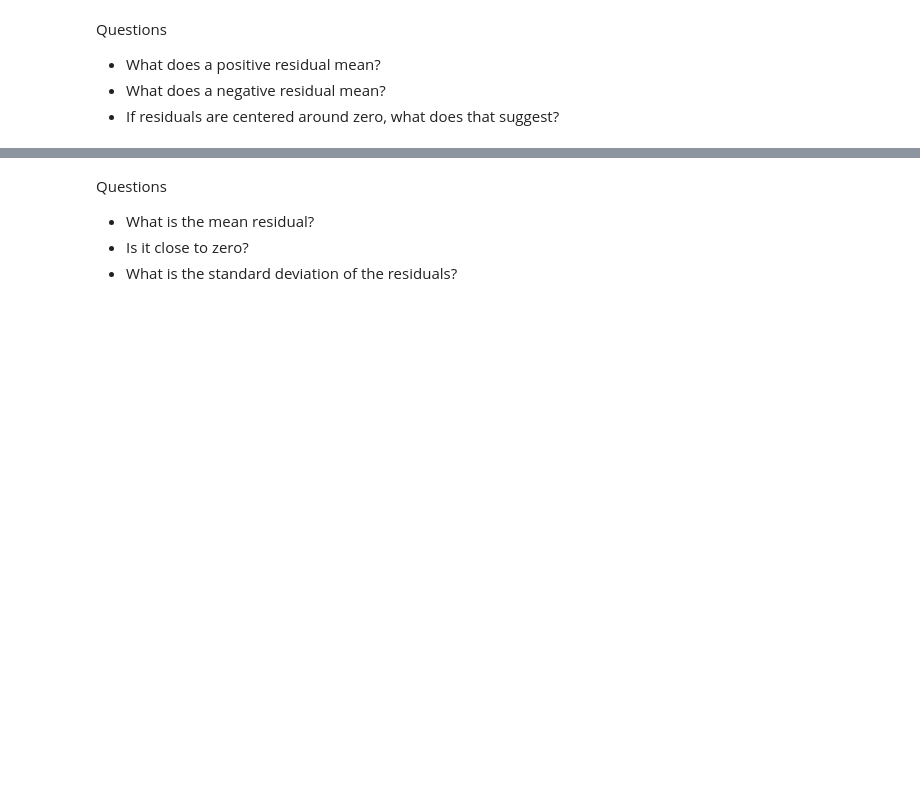
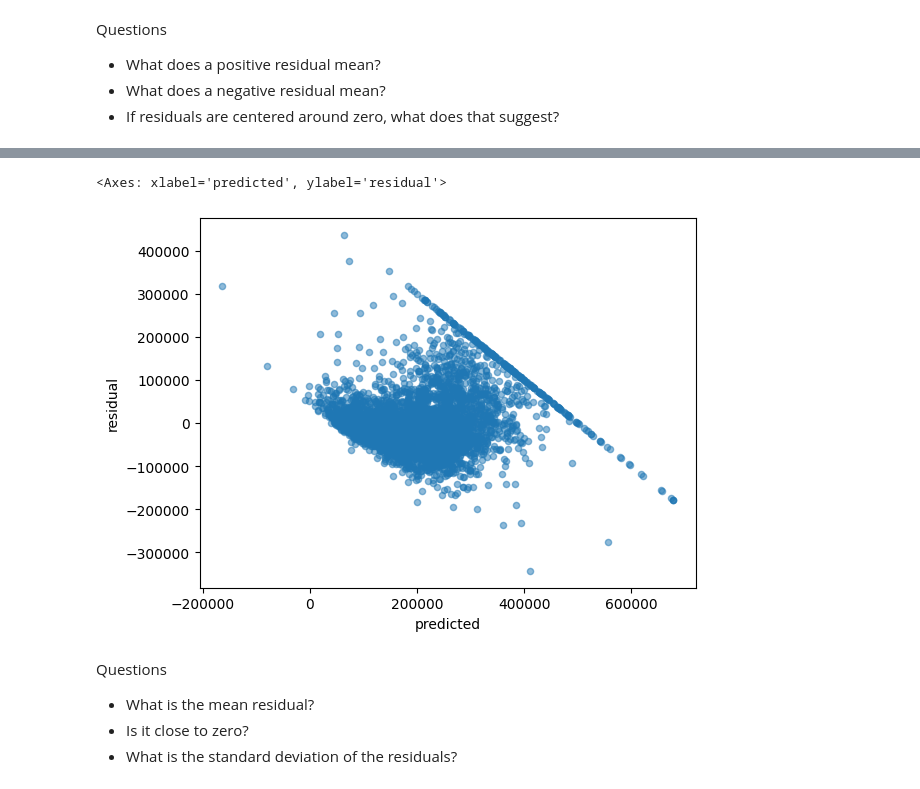
Before and after one commit to ValeriiaLoboda/project, a Jupyter notebook: 5-housing-exercise-empty.ipynb, the cells around one changed output, grey strips where cells are left out. Cells and saved outputs as stored; diff of their text form; code cells hidden in the pictures; blank space fills up the shorter version.

```diff
--- a/5-housing-exercise-empty.ipynb
+++ b/5-housing-exercise-empty.ipynb
@@ -378,3 +437,17 @@ Questions
 - What does a positive residual mean?
 - What does a negative residual mean?
 - If residuals are centered around zero, what does that suggest?
+# %%
+from sklearn.linear_model import LinearRegression
+
+lin_reg = LinearRegression()
+lin_reg.fit(X_train_prepared, y_train)
+y_pred = lin_reg.predict(X_test_prepared)
+
+results_df = pd.DataFrame({
+    'true': y_test,
+    'predicted': y_pred,
+    'residual': y_test - y_pred
+})
+
+results_df["residual"].describe()
@@ -383,3 +480,8 @@ results_df["residual"].describe()
+# %%
+results_df.plot(kind="scatter", x="predicted", y="residual", alpha=0.5)
+# %% [output]
+<Axes: xlabel='predicted', ylabel='residual'>
+[figure, added]
 # %% [markdown]
 Questions
 
```
Also changed, not shown: parts of 16 cells of this notebook.
